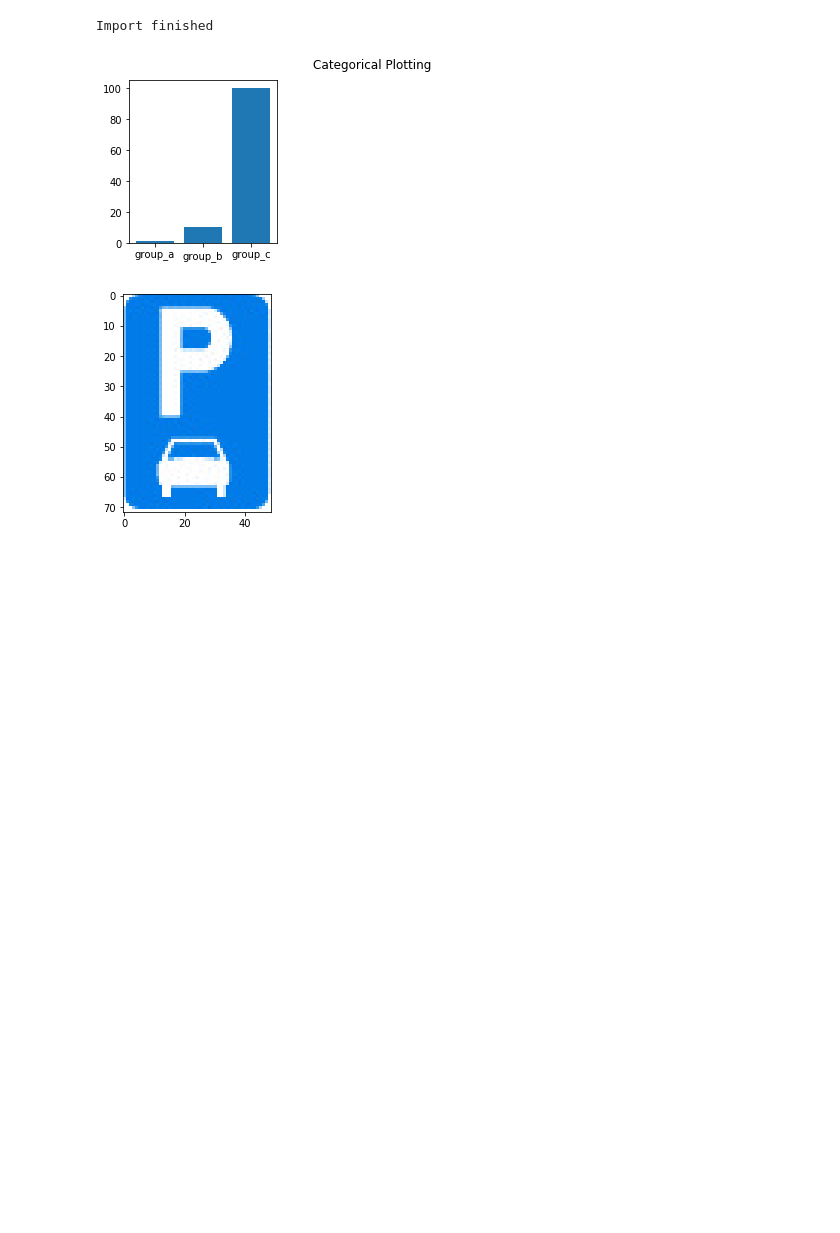
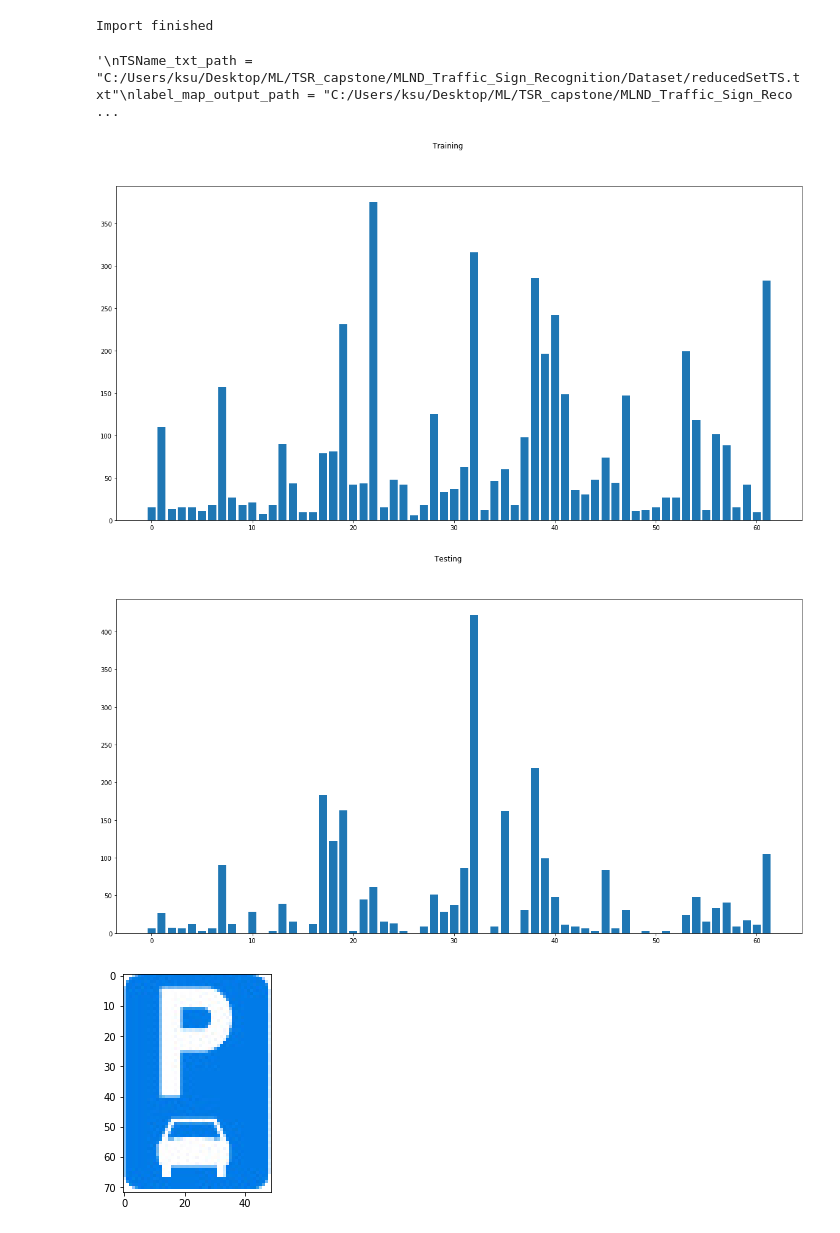
Before and after one commit to kevinsu628/MLND_Traffic_Sign_Recognition, a Jupyter notebook: capstone_tsr.ipynb, the cells around one changed output. Drawn from its saved outputs; the diff is of its cells as text; code cells hidden in the pictures; blank space fills up the shorter version.

Commit message:
add plots

```diff
--- a/capstone_tsr.ipynb
+++ b/capstone_tsr.ipynb
@@ -74,7 +74,7 @@ def ts_pretty_print(ts):
     print("File: {} has name {}, with classID: {}".format(ts.fileName, ts.classTxt, ts.classID))
 # %%
 '''Mac'''
-'''
+
 TSName_txt_path = "/Users/kevinsu/Desktop/Udacity/machine-learning-master/projects/capstone/TSR/Dataset/reducedSetTS.txt"
 label_map_output_path = "/Users/kevinsu/Desktop/Udacity/machine-learning-master/projects/capstone/TSR/obj_detection/data/TS_label_map.pbtxt"
 
@@ -90,11 +90,12 @@ testing_dataset_directory = os.path.join(dataset_directory, "Testing")
 # Store all images in png under training/testing folder
 png_training_dataset_dir = os.path.join(dataset_directory, 'png_training')
 png_testing_dataset_dir = os.path.join(dataset_directory, 'png_testing')
-'''
 
+# tfRecords output path
+tfRecordsDir = "/Users/kevinsu/Desktop/Udacity/machine-learning-master/projects/capstone/TSR/obj_detection/tfRecords"
 
 '''Windows'''
-
+'''
 TSName_txt_path = "C:/Users/ksu/Desktop/ML/TSR_capstone/MLND_Traffic_Sign_Recognition/Dataset/reducedSetTS.txt"
 label_map_output_path = "C:/Users/ksu/Desktop/ML/TSR_capstone/MLND_Traffic_Sign_Recognition/obj_detection/data/TS_label_map.pbtxt"
 
@@ -113,6 +114,9 @@ png_testing_dataset_dir = os.path.join(dataset_directory, 'png_testing')
 
 # tfRecords output path
 tfRecordsDir = "C:/Users/ksu/Desktop/ML/TSR_capstone/MLND_Traffic_Sign_Recognition/obj_detection/tfRecords"
+'''
+# %% [output]
+'\nTSName_txt_path = "C:/Users/ksu/Desktop/ML/TSR_capstone/MLND_Traffic_Sign_Recognition/Dataset/reducedSetTS.txt"\nlabel_map_output_path = "C:/Users/ksu/Desktop/ML/TSR_capstone/MLND_Traffic_Sign_Reco ...
 # %%
 # create classID and className pairs for 62 Traffic Signs
 with open(TSName_txt_path) as f:
@@ -152,15 +156,13 @@ def extract_X_and_Y(all_objs):
         Y.append(ts.classID)
     return X, Y
 
-def prepare_plot_data():
-
 
 # load train and test datasets into list of objects of Traffic signs
 #all_training_objs = load_dataset("/Users/kevinsu/Desktop/Udacity/machine-learning-master/projects/capstone/TSR/Dataset/Training") # a list of training traffic_sign_collection
 #all_testing_and_validation_objs = load_dataset("/Users/kevinsu/Desktop/Udacity/machine-learning-master/projects/capstone/TSR/Dataset/Testing")  # a list of testing traffic_sign_collection
 
-all_training_objs = load_dataset("C:/Users/ksu/Desktop/ML/MLND_Capstone/Dataset/Training") # a list of training traffic_sign_collection
-all_testing_and_validation_objs = load_dataset("C:/Users/ksu/Desktop/ML/MLND_Capstone/Dataset/Testing")  # a list of testing traffic_sign_collection
+all_training_objs = load_dataset(training_dataset_directory) # a list of training traffic_sign_collection
+all_testing_and_validation_objs = load_dataset(testing_dataset_directory)  # a list of testing traffic_sign_collection
 
 
 # shuffle training objects and testing objects
@@ -179,18 +181,25 @@ traffic_sign_targets_total = Y_temp + all_training_targets
 
 # get all validation fiels and all test files
 all_validation_files, all_test_files, all_validation_targets, all_test_targets = train_test_split(X_temp, Y_temp, test_size=0.5, random_state=42)
-# %%
-
-
-plt.figure(1, figsize=(9, 3))
-
-plt.subplot(131)
-plt.bar(graph_names, graph_values)
-
-plt.suptitle('Training Data')
-plt.show()
-# %% [output]
-[figure, removed]
+# %%
+########################################
+''' Plot data '''
+def show_dataset_plot(all_objs, sub_title):
+    graph_names = list(range(0, 62)) #class ID
+    graph_values = [0] * 62 #count values for each class
+    for obj in all_objs:
+        graph_values[int(obj.classID)] += 1;
+
+    plt.figure(1, figsize=(20, 10))
+    plt.bar(graph_names, graph_values)
+    plt.suptitle(sub_title)
+    plt.show()
+
+show_dataset_plot(all_training_objs, "Training")
+show_dataset_plot(all_testing_and_validation_objs, "Testing")
+# %% [output]
+[figure, added]
+[figure, added]
 # %%
 ########################################
 ''' Load the definition (standards) of our 62 traffic sign images '''
```
